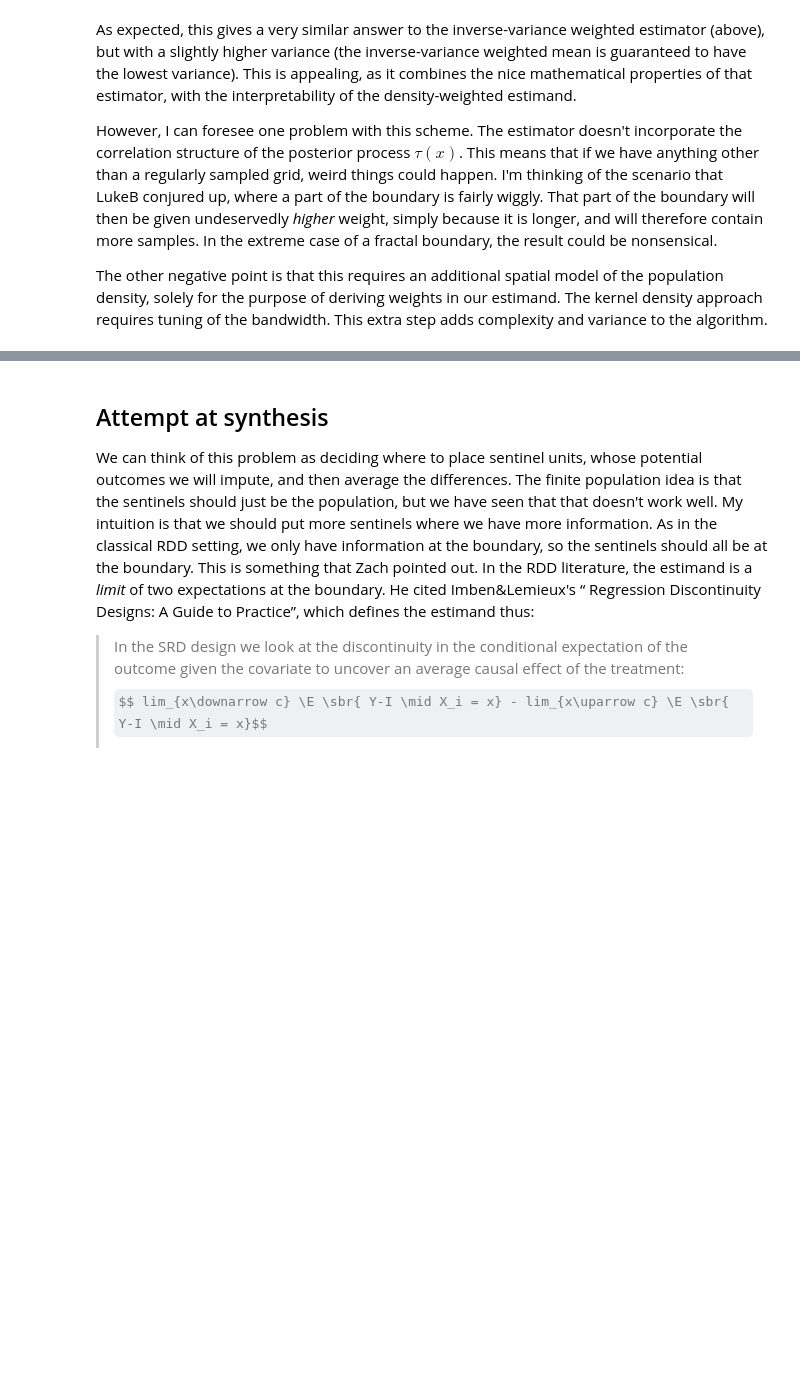
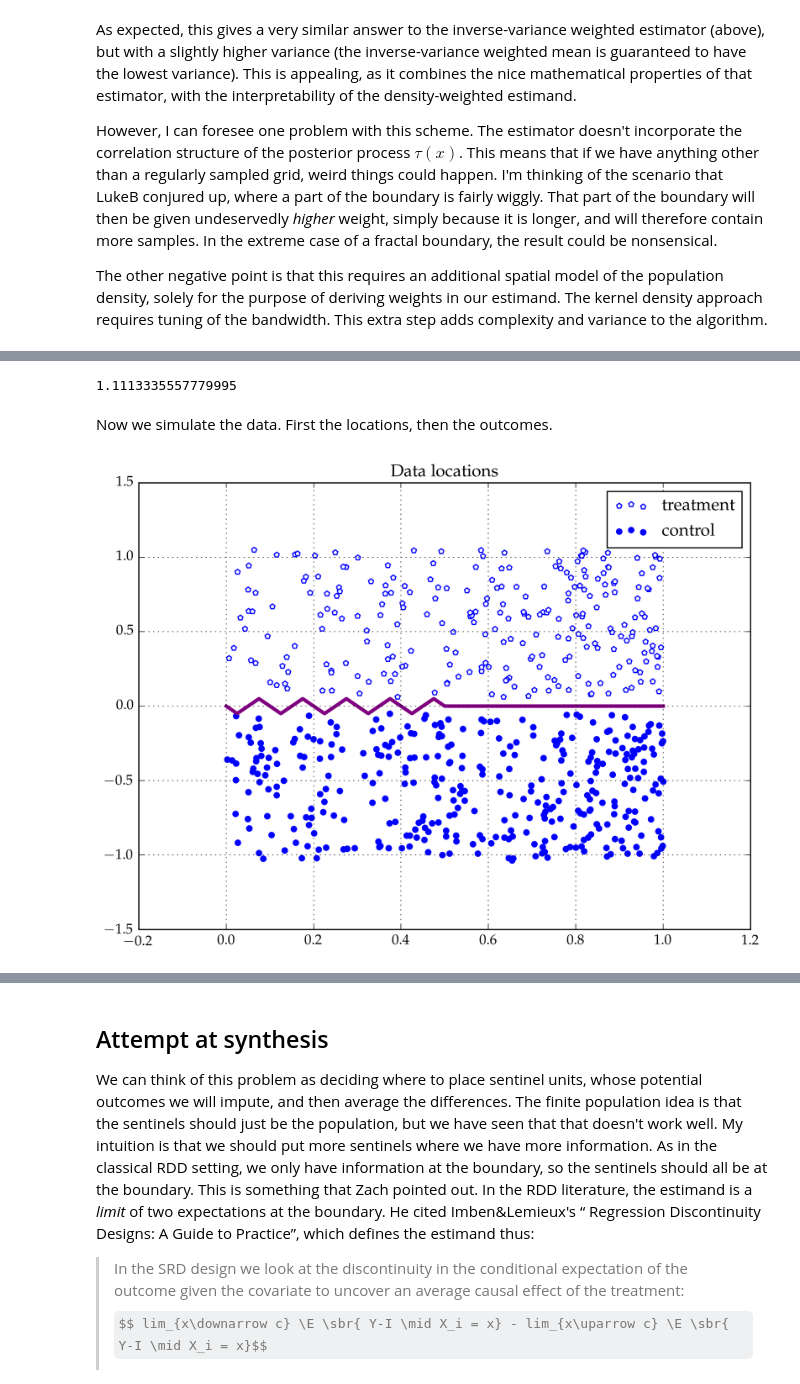
Before and after one commit to gwb/rdd-coverage, a Jupyter notebook: Maxime/Spatial2GPEstimators.ipynb, the cells around one changed output, grey strips where cells are left out. Cells and saved outputs as stored; diff of their text form; code cells hidden in the pictures; some formulas as TeX source; blank space fills up the shorter version.

Commit message:
explore density-weighted estimator for 2GP

```diff
--- a/Maxime/Spatial2GPEstimators.ipynb
+++ b/Maxime/Spatial2GPEstimators.ipynb
@@ -374,0 +381,21 @@ The other negative point is that this requires an additional spatial model of th
+# %%
+# define boundary:
+# below 0.5: triangular wave
+# above 0.5: straight line
+wb_l = 0.5/5
+wb_A = 0.1
+function boundary(x, l, A)
+    if x < 0.5
+        return abs(((x+l/4)*2*A/l) % 2A - A) - (A/2)
+    else
+        return 0.0
+    end
+end
+function wb_density(x)
+    return 1+x
+end
+
+# define treatment effect
+function wb_τx(x)
+    2*x
+end
@@ -374,0 +408,26 @@ The other negative point is that this requires an additional spatial model of th
+# %%
+wb_xx = linspace(0.0,1.0,1000)
+wb_τtrue = sum([wb_τx(x)*wb_density(x) for x in wb_xx])/sum([wb_density(x) for x in wb_xx])
+# %% [output]
+1.1113335557779995
+# %% [markdown]
+Now we simulate the data. First the locations, then the outcomes.
+# %%
+wb_n = 600
+wb_ntreat = 250
+wb_nctrol = wb_n-wb_ntreat
+wbX_treat = rand(2,wb_ntreat)
+wbX_treat[2,:] += 0.05
+wbX_treat[1,:] = log(1+(exp(1)-1)*wbX_treat[1,:])
+wbX_ctrol = rand(2,wb_nctrol)
+wbX_ctrol[2,:] -= 1.05
+wbX_ctrol[1,:] = log(1+(exp(1)-1)*wbX_ctrol[1,:])
+plt.scatter(wbX_treat[1,:],wbX_treat[2,:], color="white", edgecolor="blue", marker="p", label="treatment")
+plt.scatter(wbX_ctrol[1,:],wbX_ctrol[2,:], color="blue", label="control")
+plt.plot(wb_xx, [boundary(x,wb_l,wb_A) for x in wb_xx], linewidth=3, color="purple")
+plt.grid(true)
+plt.title("Data locations")
+plt.legend(loc="best")
+;
+# %% [output]
+[figure, added]
```
Also changed, not shown: parts of 34 cells of this notebook.
